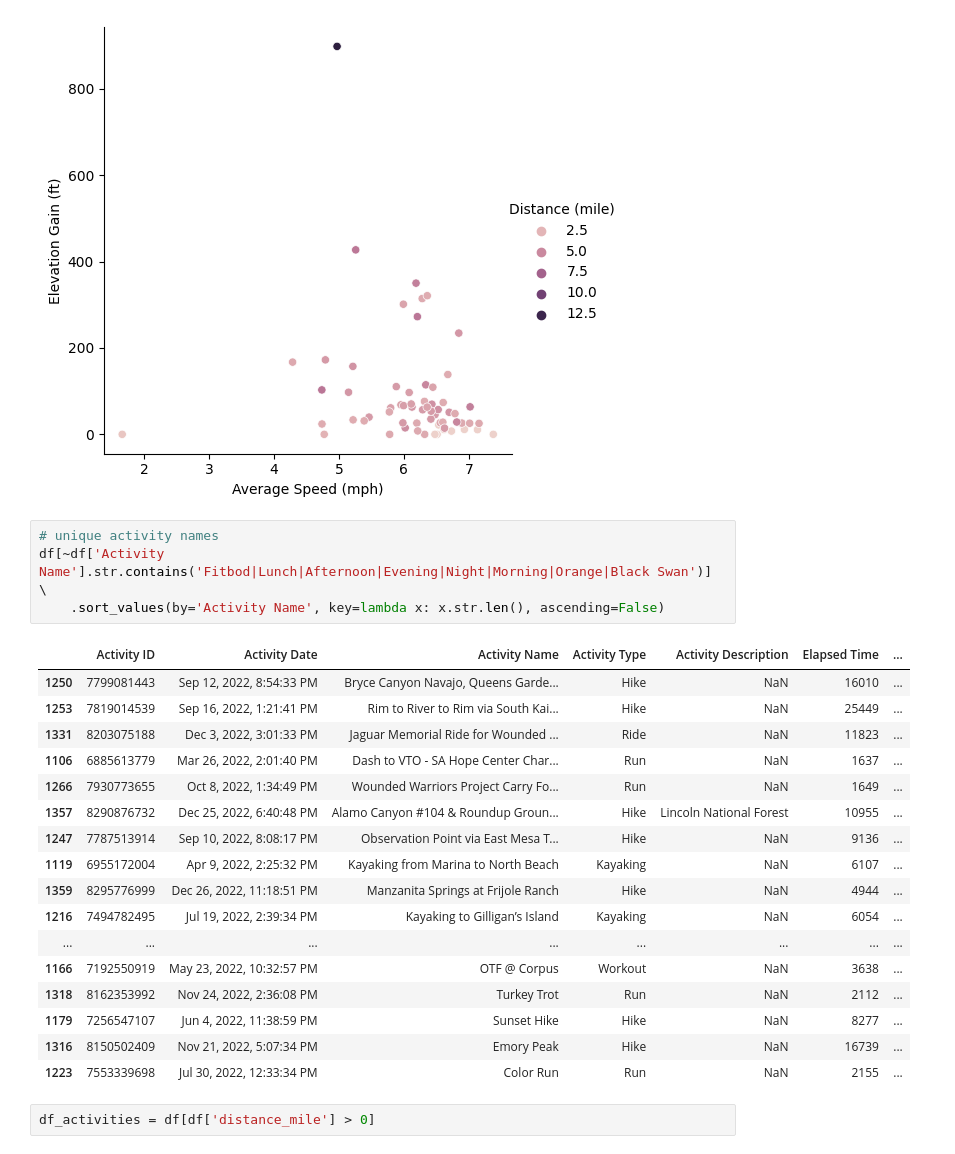
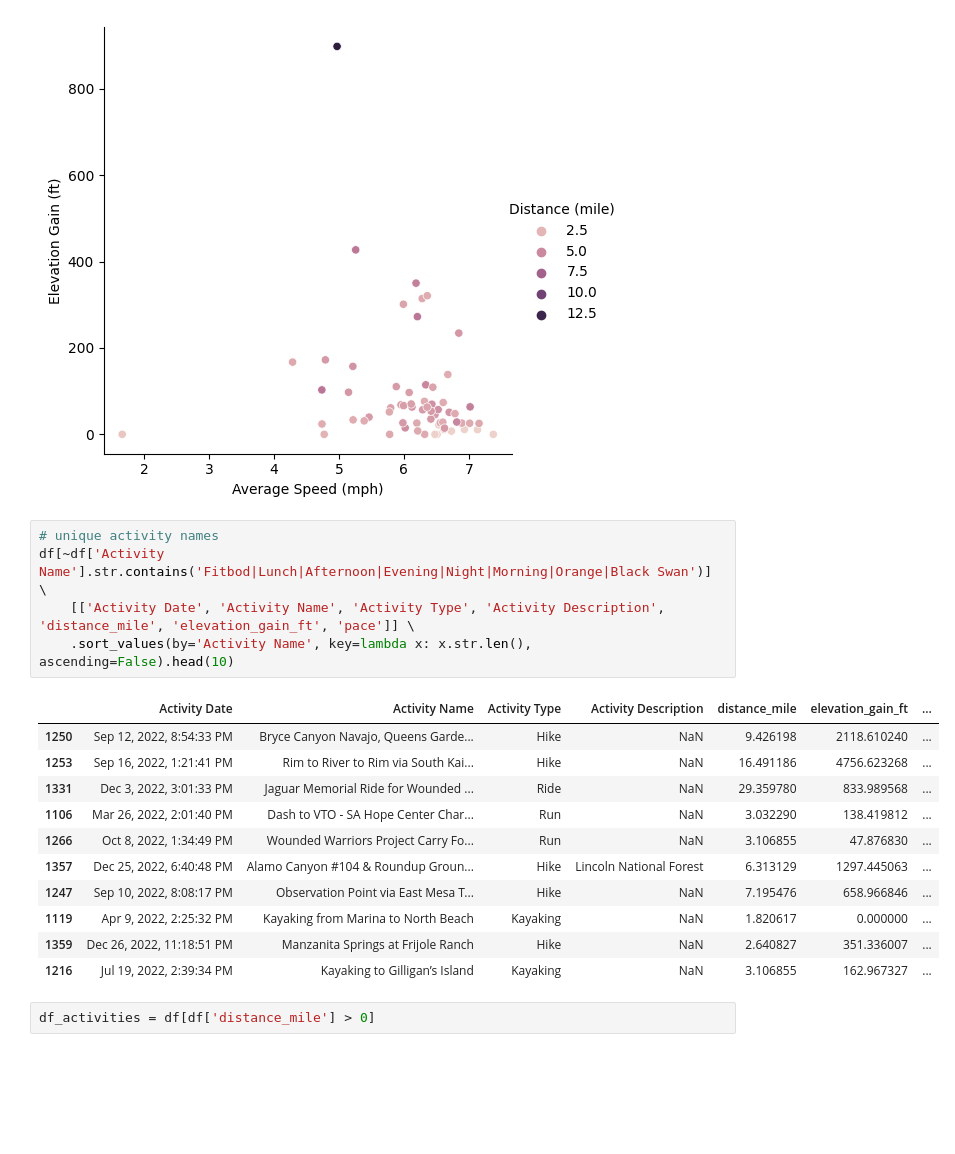
Before and after one commit to dazhaoniel/strava-recap-2022, a Jupyter notebook: strava2022.ipynb, the cells around one changed output. Saved outputs shown, nothing was run; the diff lists cells and outputs as text; blank space fills up the shorter version.

```diff
--- a/strava2022.ipynb
+++ b/strava2022.ipynb
@@ -258,25 +258,20 @@ g._legend.set_title('Distance (mile)')
 # %%
 # unique activity names
 df[~df['Activity Name'].str.contains('Fitbod|Lunch|Afternoon|Evening|Night|Morning|Orange|Black Swan')] \
-    .sort_values(by='Activity Name', key=lambda x: x.str.len(), ascending=False)
+    [['Activity Date', 'Activity Name', 'Activity Type', 'Activity Description', 'distance_mile', 'elevation_gain_ft', 'pace']] \
+    .sort_values(by='Activity Name', key=lambda x: x.str.len(), ascending=False).head(10)
 # %% [output]
-|  | Activity ID | Activity Date | Activity Name | Activity Type | Activity Description | Elapsed Time | ... |
-| 1250 | 7799081443 | Sep 12, 2022, 8:54:33 PM | Bryce Canyon Navajo, Queens Garde... | Hike | NaN | 16010 | ... |
-| 1253 | 7819014539 | Sep 16, 2022, 1:21:41 PM | Rim to River to Rim via South Kai... | Hike | NaN | 25449 | ... |
-| 1331 | 8203075188 | Dec 3, 2022, 3:01:33 PM | Jaguar Memorial Ride for Wounded ... | Ride | NaN | 11823 | ... |
-| 1106 | 6885613779 | Mar 26, 2022, 2:01:40 PM | Dash to VTO - SA Hope Center Char... | Run | NaN | 1637 | ... |
-| 1266 | 7930773655 | Oct 8, 2022, 1:34:49 PM | Wounded Warriors Project Carry Fo... | Run | NaN | 1649 | ... |
-| 1357 | 8290876732 | Dec 25, 2022, 6:40:48 PM | Alamo Canyon #104 & Roundup Groun... | Hike | Lincoln National Forest | 10955 | ... |
-| 1247 | 7787513914 | Sep 10, 2022, 8:08:17 PM | Observation Point via East Mesa T... | Hike | NaN | 9136 | ... |
-| 1119 | 6955172004 | Apr 9, 2022, 2:25:32 PM | Kayaking from Marina to North Beach | Kayaking | NaN | 6107 | ... |
-| 1359 | 8295776999 | Dec 26, 2022, 11:18:51 PM | Manzanita Springs at Frijole Ranch | Hike | NaN | 4944 | ... |
-| 1216 | 7494782495 | Jul 19, 2022, 2:39:34 PM | Kayaking to Gilligan’s Island | Kayaking | NaN | 6054 | ... |
-| ... | ... | ... | ... | ... | ... | ... | ... |
-| 1166 | 7192550919 | May 23, 2022, 10:32:57 PM | OTF @ Corpus | Workout | NaN | 3638 | ... |
-| 1318 | 8162353992 | Nov 24, 2022, 2:36:08 PM | Turkey Trot | Run | NaN | 2112 | ... |
-| 1179 | 7256547107 | Jun 4, 2022, 11:38:59 PM | Sunset Hike | Hike | NaN | 8277 | ... |
-| 1316 | 8150502409 | Nov 21, 2022, 5:07:34 PM | Emory Peak | Hike | NaN | 16739 | ... |
-| 1223 | 7553339698 | Jul 30, 2022, 12:33:34 PM | Color Run | Run | NaN | 2155 | ... |
+|  | Activity Date | Activity Name | Activity Type | Activity Description | distance_mile | elevation_gain_ft | ... |
+| 1250 | Sep 12, 2022, 8:54:33 PM | Bryce Canyon Navajo, Queens Garde... | Hike | NaN | 9.426198 | 2118.610240 | ... |
+| 1253 | Sep 16, 2022, 1:21:41 PM | Rim to River to Rim via South Kai... | Hike | NaN | 16.491186 | 4756.623268 | ... |
+| 1331 | Dec 3, 2022, 3:01:33 PM | Jaguar Memorial Ride for Wounded ... | Ride | NaN | 29.359780 | 833.989568 | ... |
+| 1106 | Mar 26, 2022, 2:01:40 PM | Dash to VTO - SA Hope Center Char... | Run | NaN | 3.032290 | 138.419812 | ... |
+| 1266 | Oct 8, 2022, 1:34:49 PM | Wounded Warriors Project Carry Fo... | Run | NaN | 3.106855 | 47.876830 | ... |
+| 1357 | Dec 25, 2022, 6:40:48 PM | Alamo Canyon #104 & Roundup Groun... | Hike | Lincoln National Forest | 6.313129 | 1297.445063 | ... |
+| 1247 | Sep 10, 2022, 8:08:17 PM | Observation Point via East Mesa T... | Hike | NaN | 7.195476 | 658.966846 | ... |
+| 1119 | Apr 9, 2022, 2:25:32 PM | Kayaking from Marina to North Beach | Kayaking | NaN | 1.820617 | 0.000000 | ... |
+| 1359 | Dec 26, 2022, 11:18:51 PM | Manzanita Springs at Frijole Ranch | Hike | NaN | 2.640827 | 351.336007 | ... |
+| 1216 | Jul 19, 2022, 2:39:34 PM | Kayaking to Gilligan’s Island | Kayaking | NaN | 3.106855 | 162.967327 | ... |
 # %%
 df_activities = df[df['distance_mile'] > 0]
 # %%
```
Also changed, not shown: parts of 3 cells of this notebook.
